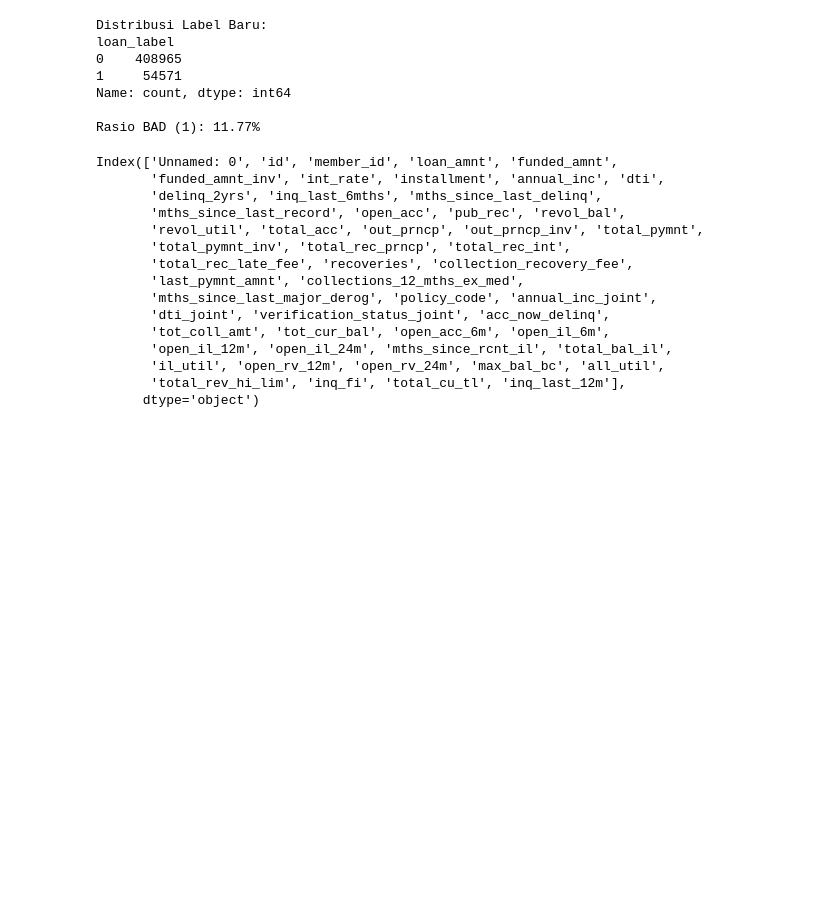
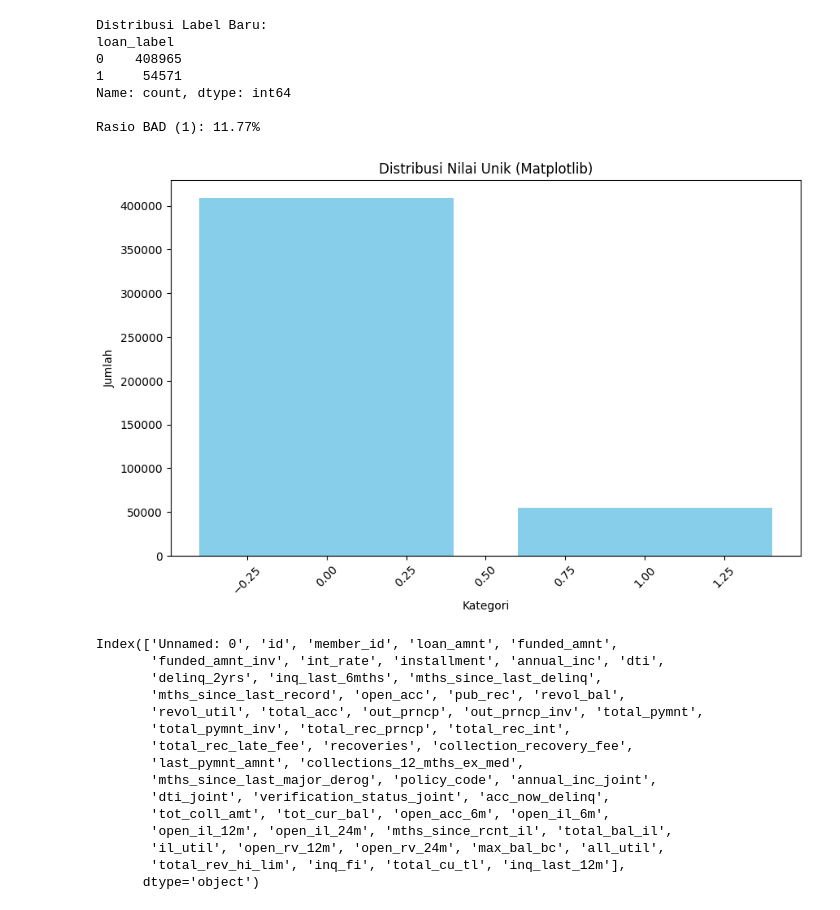
Before and after one commit to rfaoktvian/FinalProjectIDXPartners, a Jupyter notebook: main.ipynb, the cells around one changed output. Cells and saved outputs as stored; diff of their text form; code cells hidden in the pictures; blank space fills up the shorter version.

```diff
--- a/main.ipynb
+++ b/main.ipynb
@@ -245,6 +245,19 @@ loan_label
 Name: count, dtype: int64
 
 Rasio BAD (1): 11.77%
+# %%
+loan = df['loan_label'].value_counts()
+
+plt.figure(figsize=(10, 6))
+plt.bar(loan.index, loan.values, color='skyblue')
+
+plt.title('Distribusi Nilai Unik (Matplotlib)')
+plt.xlabel('Kategori')
+plt.ylabel('Jumlah')
+plt.xticks(rotation=45)
+plt.show()
+# %% [output]
+[figure, added]
 # %%
 numerical_cols = df.select_dtypes(exclude='object').columns
 categorical_cols = df.select_dtypes(include='object').columns
```
